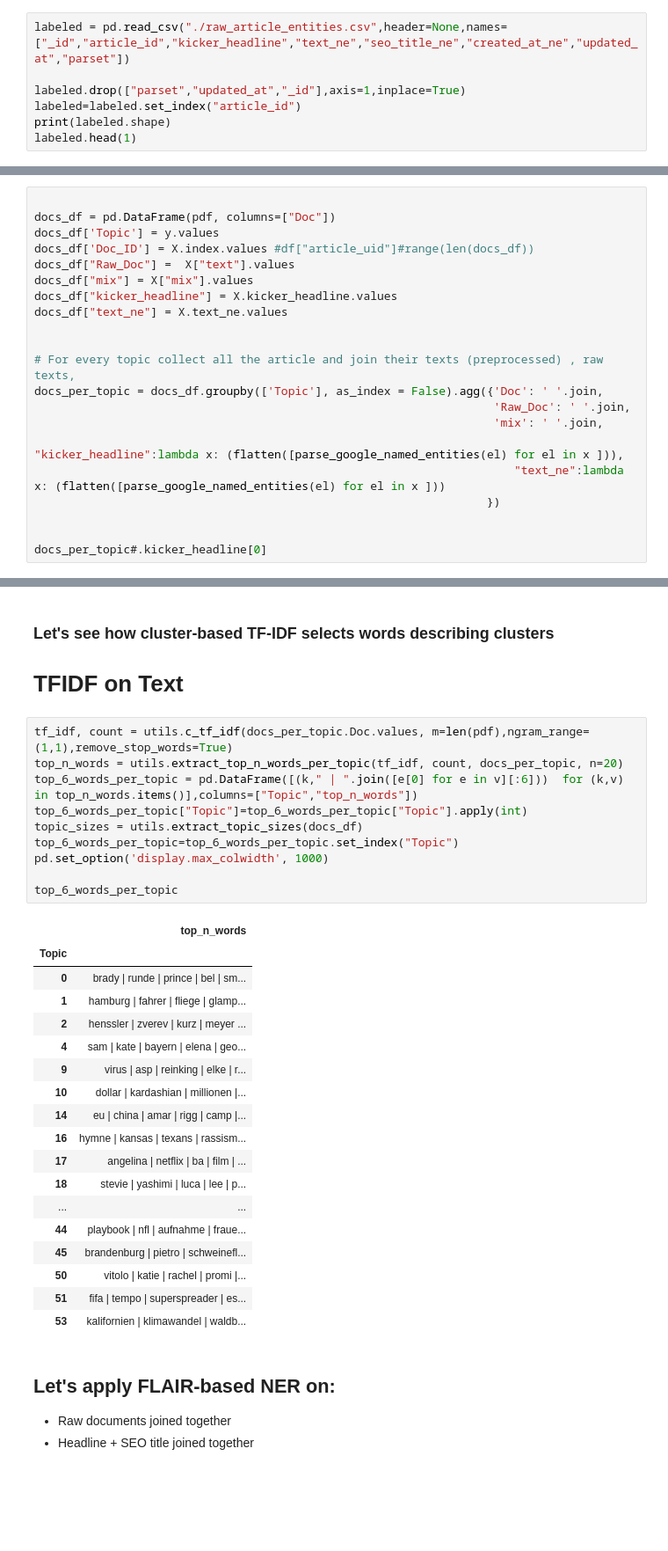
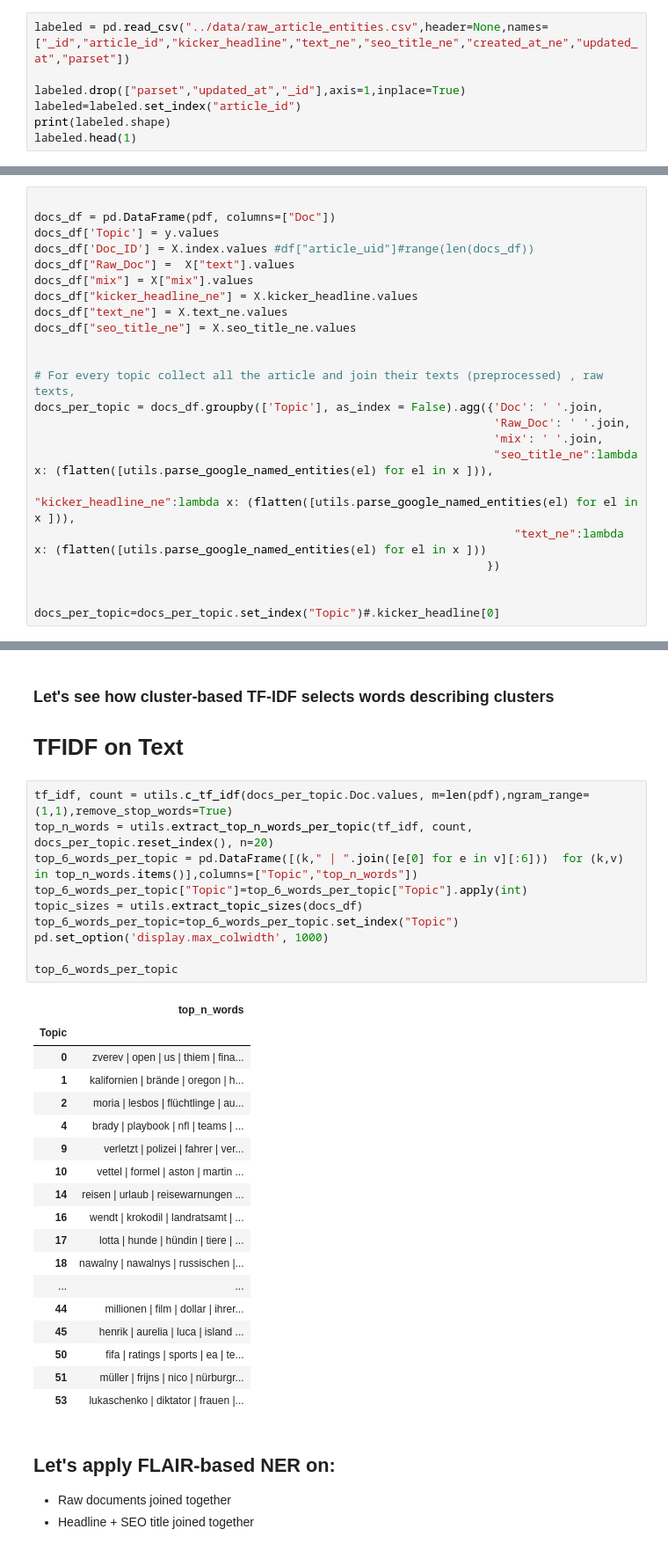
Before and after one commit to spring-media/ci-topic-thunder, a Jupyter notebook: notebooks/ClusterDescription.ipynb, the cells around one changed output, grey strips where cells are left out. Shown at 88% size. Saved outputs shown, nothing was run; the diff lists cells and outputs as text; blank space fills up the shorter version.

```diff
--- a/notebooks/ClusterDescription.ipynb
+++ b/notebooks/ClusterDescription.ipynb
@@ -38,7 +41,7 @@ tagger.predict(sentence)
 # %% [markdown]
 ## Load the Google's NER Tags for the labeled articles
 # %%
-labeled = pd.read_csv("./raw_article_entities.csv",header=None,names=["_id","article_id","kicker_headline","text_ne","seo_title_ne","created_at_ne","updated_at","parset"])
+labeled = pd.read_csv("../data/raw_article_entities.csv",header=None,names=["_id","article_id","kicker_headline","text_ne","seo_title_ne","created_at_ne","updated_at","parset"])
 
 labeled.drop(["parset","updated_at","_id"],axis=1,inplace=True)
 labeled=labeled.set_index("article_id")
@@ -106,17 +111,19 @@ docs_df['Topic'] = y.values
 docs_df['Doc_ID'] = X.index.values #df["article_uid"]#range(len(docs_df))
 docs_df["Raw_Doc"] =  X["text"].values
 docs_df["mix"] = X["mix"].values
-docs_df["kicker_headline"] = X.kicker_headline.values
+docs_df["kicker_headline_ne"] = X.kicker_headline.values
 docs_df["text_ne"] = X.text_ne.values
+docs_df["seo_title_ne"] = X.seo_title_ne.values
 
 
 # For every topic collect all the article and join their texts (preprocessed) , raw texts,
 docs_per_topic = docs_df.groupby(['Topic'], as_index = False).agg({'Doc': ' '.join,
                                                                    'Raw_Doc': ' '.join,
                                                                    'mix': ' '.join,
-                                                                    "kicker_headline":lambda x: (flatten([parse_google_named_entities(el) for el in x ])),
-                                                                      "text_ne":lambda x: (flatten([parse_google_named_entities(el) for el in x ]))
+                                                                   "seo_title_ne":lambda x: (flatten([utils.parse_google_named_entities(el) for el in x ])),
+                                                                    "kicker_headline_ne":lambda x: (flatten([utils.parse_google_named_entities(el) for el in x ])),
+                                                                      "text_ne":lambda x: (flatten([utils.parse_google_named_entities(el) for el in x ]))
                                                                   })
 
 
-docs_per_topic#.kicker_headline[0]
+docs_per_topic=docs_per_topic.set_index("Topic")#.kicker_headline[0]
@@ -150,33 +144,33 @@ topic_sizes.set_index("Topic").plot(kind="bar",figsize=(8,4))
 # TFIDF on Text
 # %%
 tf_idf, count = utils.c_tf_idf(docs_per_topic.Doc.values, m=len(pdf),ngram_range=(1,1),remove_stop_words=True)
-top_n_words = utils.extract_top_n_words_per_topic(tf_idf, count, docs_per_topic, n=20)
+top_n_words = utils.extract_top_n_words_per_topic(tf_idf, count, docs_per_topic.reset_index(), n=20)
 top_6_words_per_topic = pd.DataFrame([(k," | ".join([e[0] for e in v][:6]))  for (k,v) in top_n_words.items()],columns=["Topic","top_n_words"])
 top_6_words_per_topic["Topic"]=top_6_words_per_topic["Topic"].apply(int)
 topic_sizes = utils.extract_topic_sizes(docs_df)
 top_6_words_per_topic=top_6_words_per_topic.set_index("Topic")
 pd.set_option('display.max_colwidth', 1000)
 
 top_6_words_per_topic
 # %% [output]
 |  | top_n_words |
 | Topic |  |
-| 0 | brady | runde | prince | bel | sm... |
-| 1 | hamburg | fahrer | fliege | glamp... |
-| 2 | henssler | zverev | kurz | meyer ... |
-| 4 | sam | kate | bayern | elena | geo... |
-| 9 | virus | asp | reinking | elke | r... |
-| 10 | dollar | kardashian | millionen |... |
-| 14 | eu | china | amar | rigg | camp |... |
-| 16 | hymne | kansas | texans | rassism... |
-| 17 | angelina | netflix | ba | film | ... |
-| 18 | stevie | yashimi | luca | lee | p... |
+| 0 | zverev | open | us | thiem | fina... |
+| 1 | kalifornien | brände | oregon | h... |
+| 2 | moria | lesbos | flüchtlinge | au... |
+| 4 | brady | playbook | nfl | teams | ... |
+| 9 | verletzt | polizei | fahrer | ver... |
+| 10 | vettel | formel | aston | martin ... |
+| 14 | reisen | urlaub | reisewarnungen ... |
+| 16 | wendt | krokodil | landratsamt | ... |
+| 17 | lotta | hunde | hündin | tiere | ... |
+| 18 | nawalny | nawalnys | russischen |... |
 | ... | ... |
-| 44 | playbook | nfl | aufnahme | fraue... |
-| 45 | brandenburg | pietro | schweinefl... |
-| 50 | vitolo | katie | rachel | promi |... |
-| 51 | fifa | tempo | superspreader | es... |
-| 53 | kalifornien | klimawandel | waldb... |
+| 44 | millionen | film | dollar | ihrer... |
+| 45 | henrik | aurelia | luca | island ... |
+| 50 | fifa | ratings | sports | ea | te... |
+| 51 | müller | frijns | nico | nürburgr... |
+| 53 | lukaschenko | diktator | frauen |... |
 # %% [markdown]
 ## Let's apply FLAIR-based NER on:
 - Raw documents joined together
```
Also changed, not shown: parts of 15 cells of this notebook, 6 other files.
